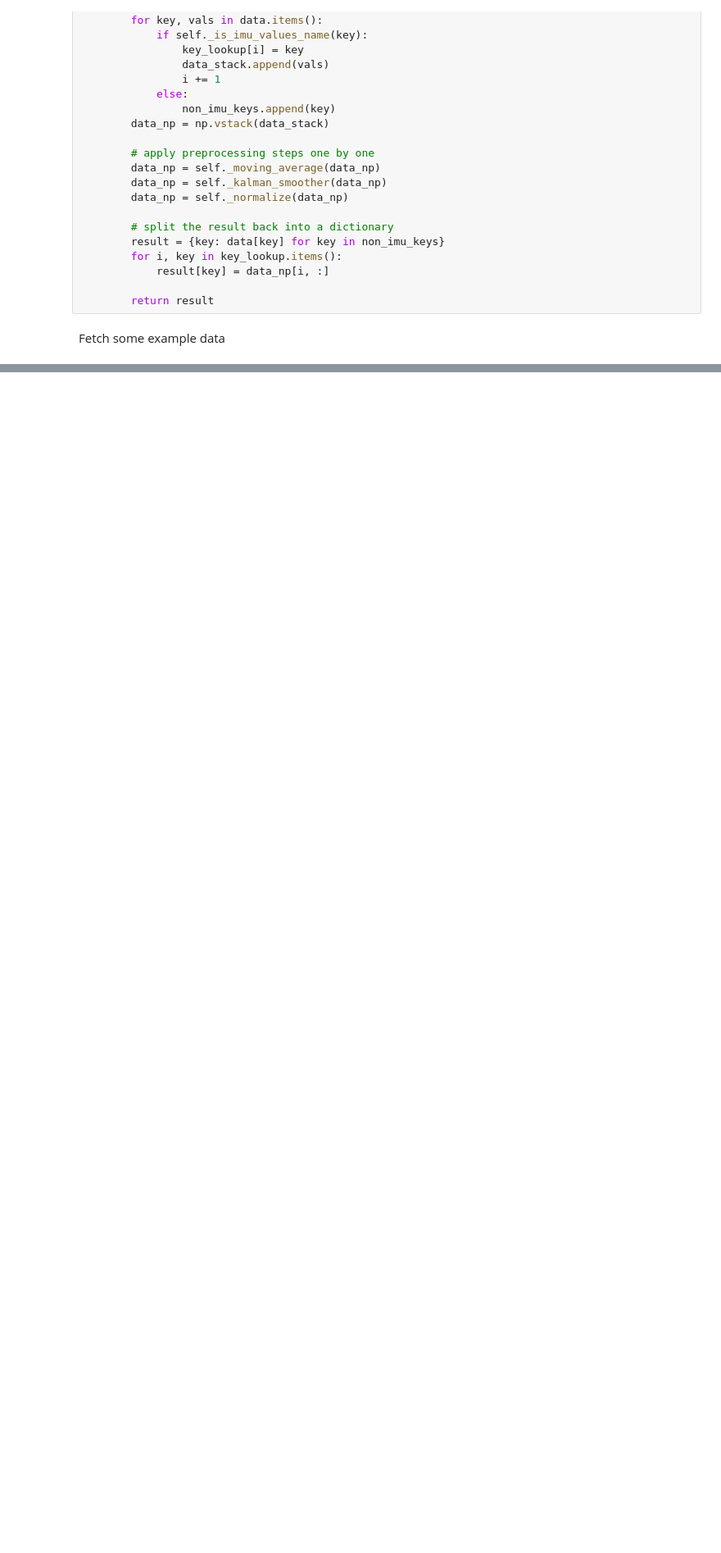
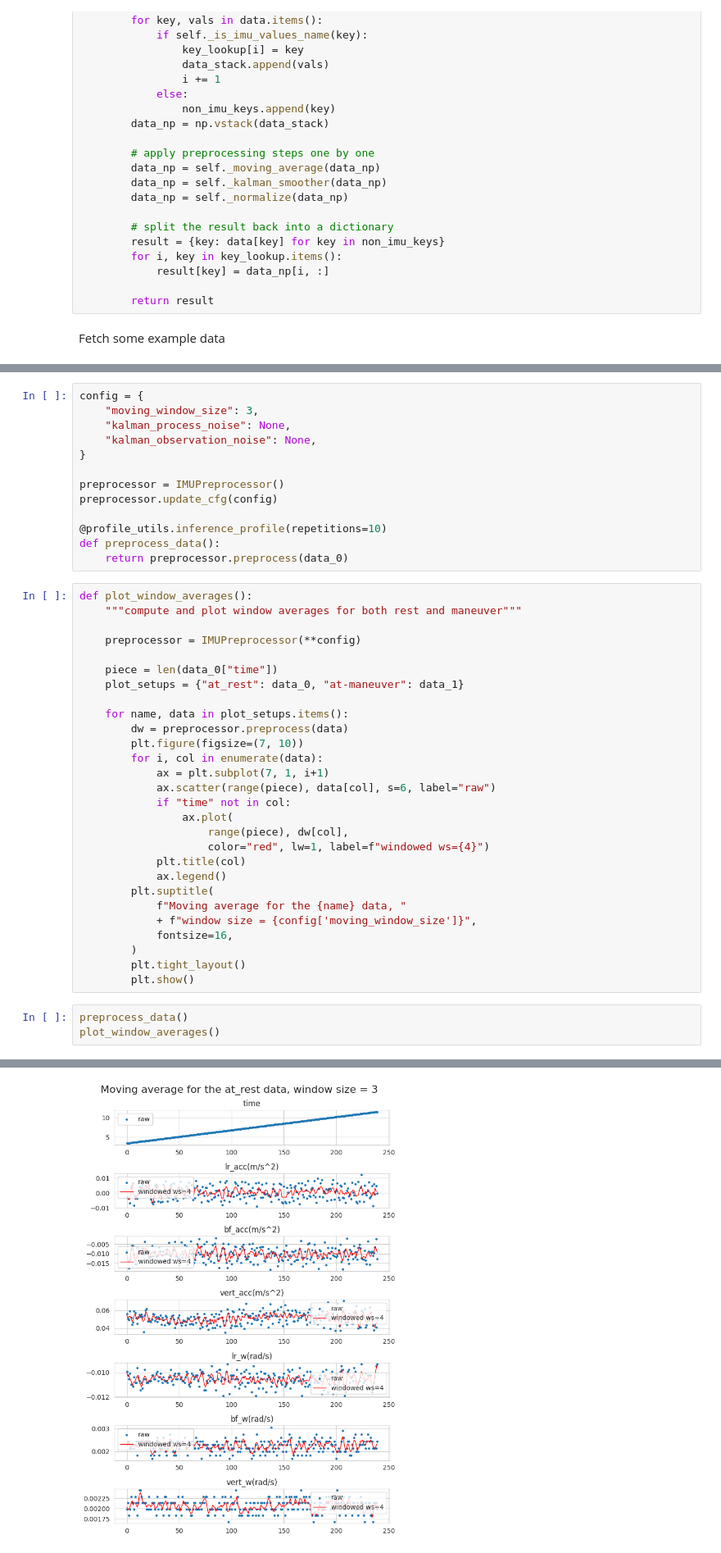
Before and after one commit to tyler-matt3r/imu-classification, a Jupyter notebook: preprocessing_workspace.ipynb, the cells around one changed output, grey strips where cells are left out. Shown: that part at 82% size. Drawn from its saved outputs; the diff is of its cells as text; blank space fills up the shorter version.

```diff
--- a/preprocessing_workspace.ipynb
+++ b/preprocessing_workspace.ipynb
@@ -186,0 +248,45 @@ df_g = pd.read_parquet("data/gyro_2023-07-10_22-00-00.parquet")
+# %%
+config = {
+    "moving_window_size": 3,
+    "kalman_process_noise": None,
+    "kalman_observation_noise": None,
+}
+
+preprocessor = IMUPreprocessor()
+preprocessor.update_cfg(config)
+
+@profile_utils.inference_profile(repetitions=10)
+def preprocess_data():
+    return preprocessor.preprocess(data_0)
+# %%
+def plot_window_averages():
+    """compute and plot window averages for both rest and maneuver"""
+
+    preprocessor = IMUPreprocessor(**config)
+
+    piece = len(data_0["time"])
+    plot_setups = {"at_rest": data_0, "at-maneuver": data_1}
+
+    for name, data in plot_setups.items():
+        dw = preprocessor.preprocess(data)
+        plt.figure(figsize=(7, 10))
+        for i, col in enumerate(data):
+            ax = plt.subplot(7, 1, i+1)
+            ax.scatter(range(piece), data[col], s=6, label="raw")
+            if "time" not in col:
+                ax.plot(
+                    range(piece), dw[col],
+                    color="red", lw=1, label=f"windowed ws={4}")
+            plt.title(col)
+            ax.legend()
+        plt.suptitle(
+            f"Moving average for the {name} data, "
+            + f"window size = {config['moving_window_size']}",
+            fontsize=16,
+        )
+        plt.tight_layout()
+        plt.show()
+# %%
+preprocess_data()
+plot_window_averages()
+# %% [output]
@@ -186,0 +305 @@ df_g = pd.read_parquet("data/gyro_2023-07-10_22-00-00.parquet")
+[figure, added]
```
Also changed, not shown: parts of 16 cells of this notebook, 2 other files.
